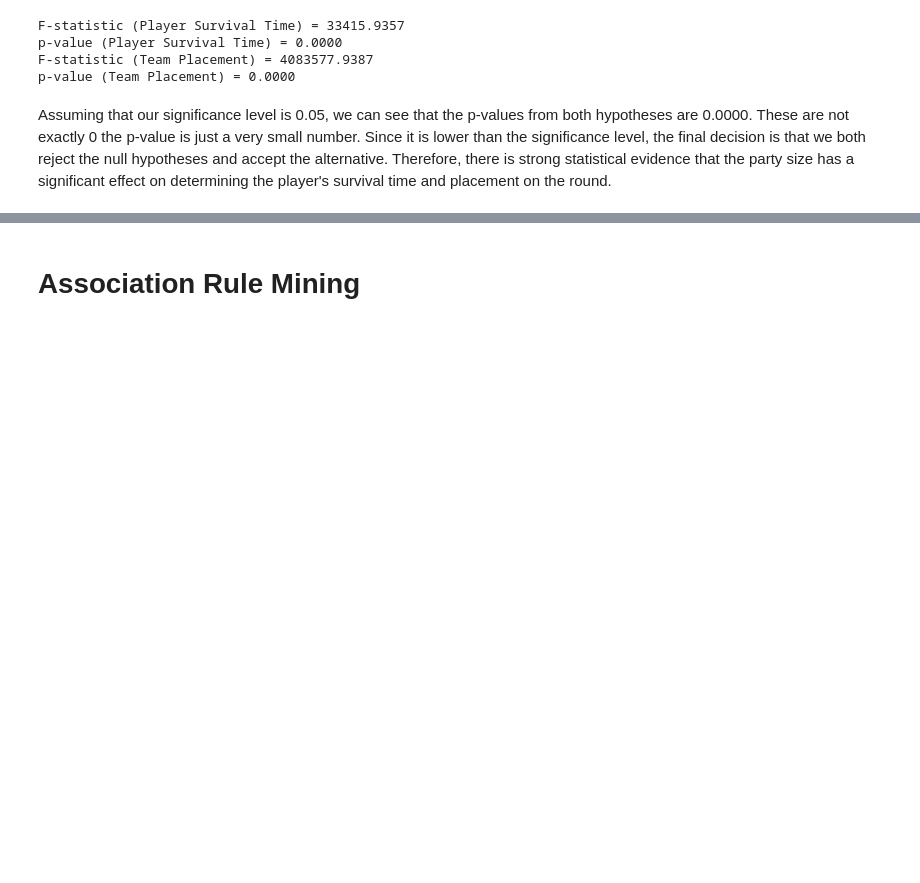
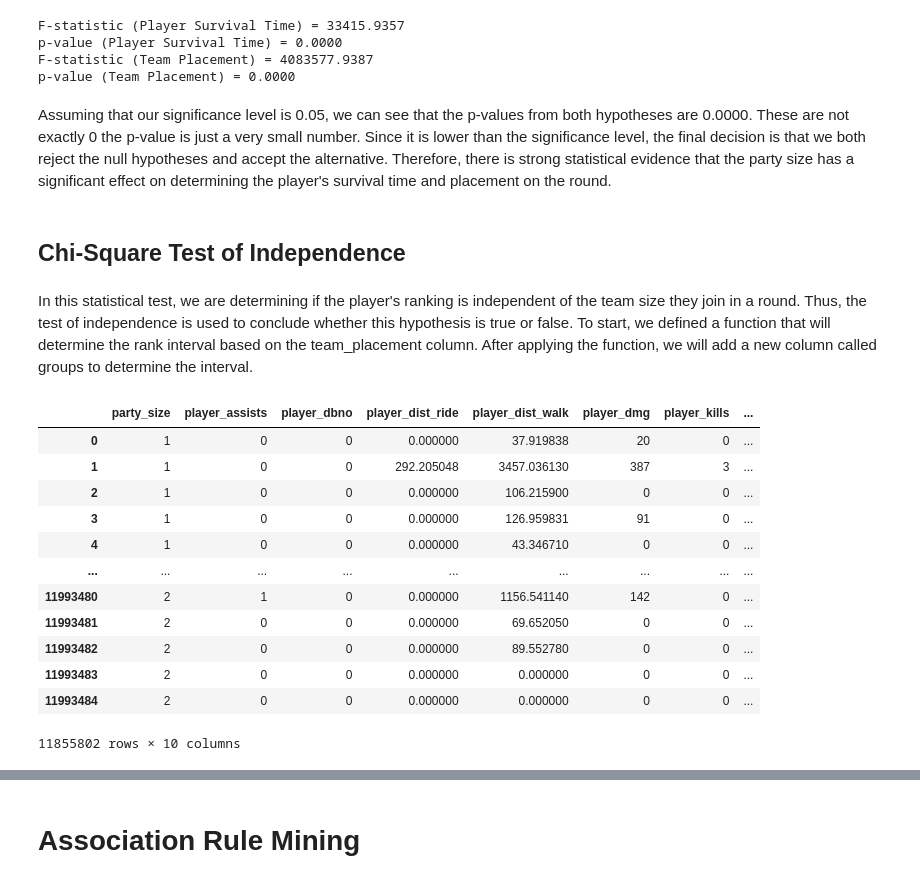
Before and after one commit to Shoofy32/CSMODEL, a Jupyter notebook: CSMODEL.ipynb, the cells around one changed output, grey strips where cells are left out. Drawn from its saved outputs; the diff is of its cells as text; code cells hidden in the pictures; blank space fills up the shorter version.

Commit message:
Chi-Square Test of Independence added

```diff
--- a/CSMODEL.ipynb
+++ b/CSMODEL.ipynb
@@ -593,3 +593,34 @@ F-statistic (Team Placement) = 4083577.9387
 p-value (Team Placement) = 0.0000
 # %% [markdown]
 Assuming that our significance level is 0.05, we can see that the p-values from both hypotheses are 0.0000. These are not exactly 0 the p-value is just a very small number. Since it is lower than the significance level, the final decision is that we both reject the null hypotheses and accept the alternative. Therefore, there is strong statistical evidence that the party size has a significant effect on determining the player's survival time and placement on the round.
+# %% [markdown]
+## Chi-Square Test of Independence
+# %% [markdown]
+In this statistical test, we are determining if the player's ranking is independent of the team size they join in a round. Thus, the test of independence is used to conclude whether this hypothesis is true or false. To start, we defined a function that will determine the rank interval based on the team_placement column. After applying the function, we will add a new column called groups to determine the interval.
+# %%
+def id_group(x):
+    if (76<=x<=100):
+        return 4
+    if (51<=x<=75):
+        return 3
+    if (26<=x<=50):
+        return 2
+    if (1<=x<=25):
+        return 1
+
+PUBG_agg_stats_df["groups"] = PUBG_agg_stats_df["team_placement"].apply(id_group)
+PUBG_agg_stats_df
+# %% [output]
+|  | party_size | player_assists | player_dbno | player_dist_ride | player_dist_walk | player_dmg | player_kills | ... |
+| 0 | 1 | 0 | 0 | 0.000000 | 37.919838 | 20 | 0 | ... |
+| 1 | 1 | 0 | 0 | 292.205048 | 3457.036130 | 387 | 3 | ... |
+| 2 | 1 | 0 | 0 | 0.000000 | 106.215900 | 0 | 0 | ... |
+| 3 | 1 | 0 | 0 | 0.000000 | 126.959831 | 91 | 0 | ... |
+| 4 | 1 | 0 | 0 | 0.000000 | 43.346710 | 0 | 0 | ... |
+| ... | ... | ... | ... | ... | ... | ... | ... | ... |
+| 11993480 | 2 | 1 | 0 | 0.000000 | 1156.541140 | 142 | 0 | ... |
+| 11993481 | 2 | 0 | 0 | 0.000000 | 69.652050 | 0 | 0 | ... |
+| 11993482 | 2 | 0 | 0 | 0.000000 | 89.552780 | 0 | 0 | ... |
+| 11993483 | 2 | 0 | 0 | 0.000000 | 0.000000 | 0 | 0 | ... |
+| 11993484 | 2 | 0 | 0 | 0.000000 | 0.000000 | 0 | 0 | ... |
+11855802 rows × 10 columns
```
Also changed, not shown: parts of 5 cells of this notebook.
